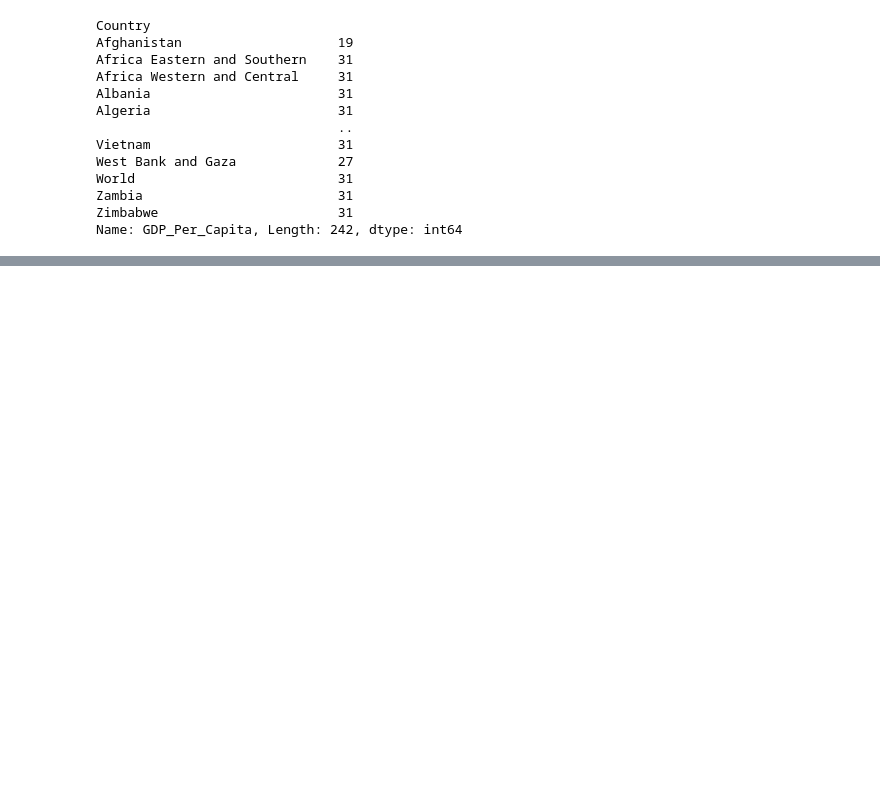
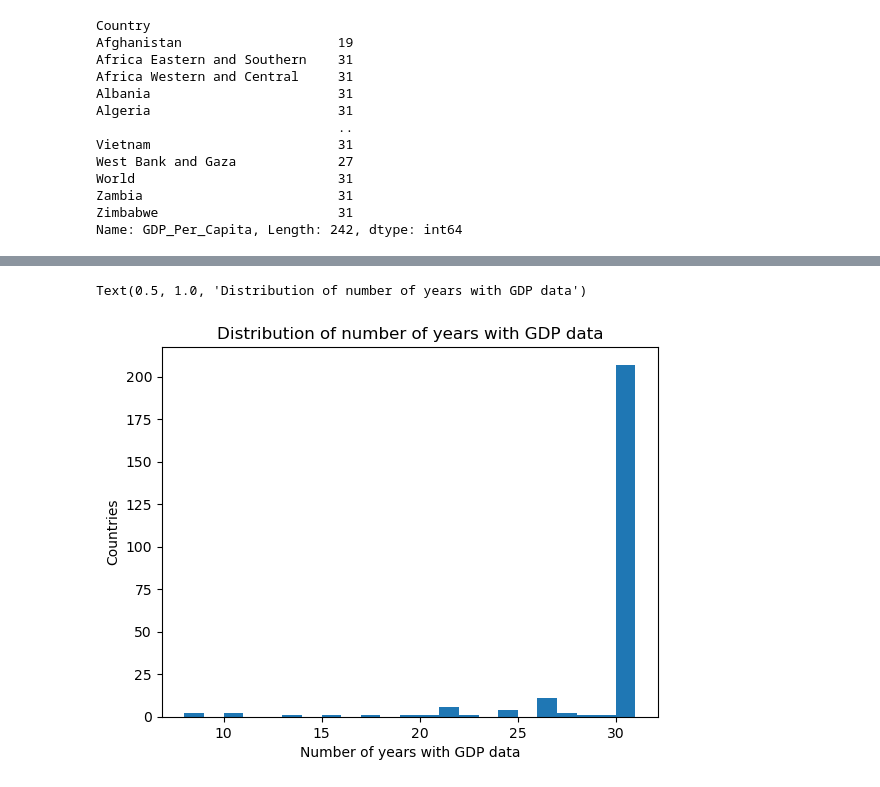
Before and after one commit to NSS-Data-Analytics-Cohort-8/gdp-and-internet-usage-BrandylynLanders, a Jupyter notebook: notebooks/un_project_bml.ipynb, the cells around one changed output, grey strips where cells are left out. Drawn from its saved outputs; the diff is of its cells as text; code cells hidden in the pictures; blank space fills up the shorter version.

```diff
--- a/notebooks/un_project_bml.ipynb
+++ b/notebooks/un_project_bml.ipynb
@@ -200,0 +203,8 @@ Looks like Somalia didn't start reporting until 2013, either they didn't have GD
+# %%
+plt.hist(country_count, bins=range(8, 32))
+plt.xlabel('Number of years with GDP data')
+plt.ylabel('Countries')
+plt.title('Distribution of number of years with GDP data')
+# %% [output]
+Text(0.5, 1.0, 'Distribution of number of years with GDP data')
+[figure, added]
```
Also changed, not shown: parts of 35 cells of this notebook.
